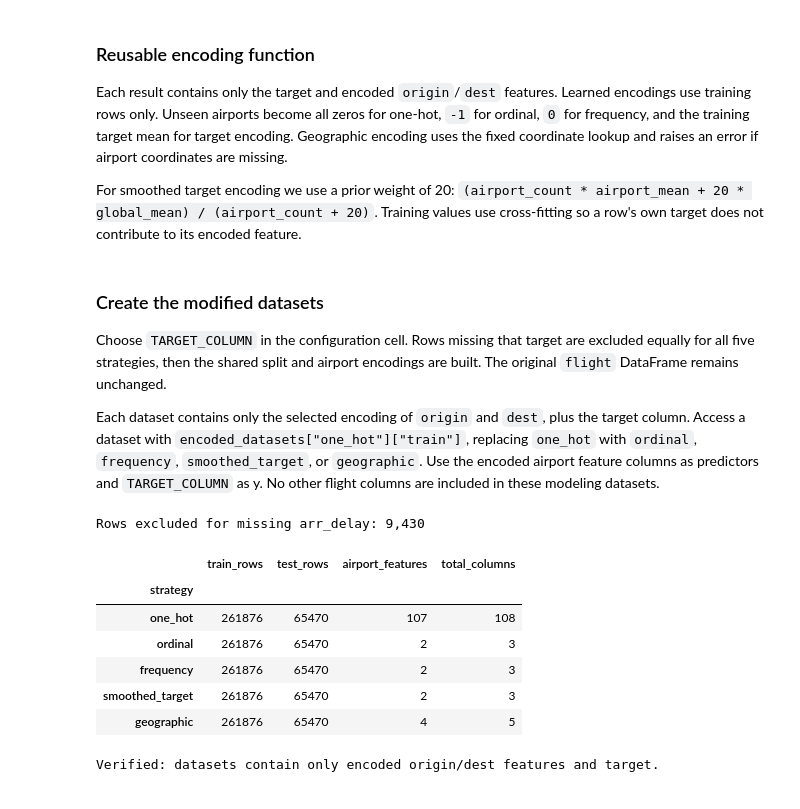
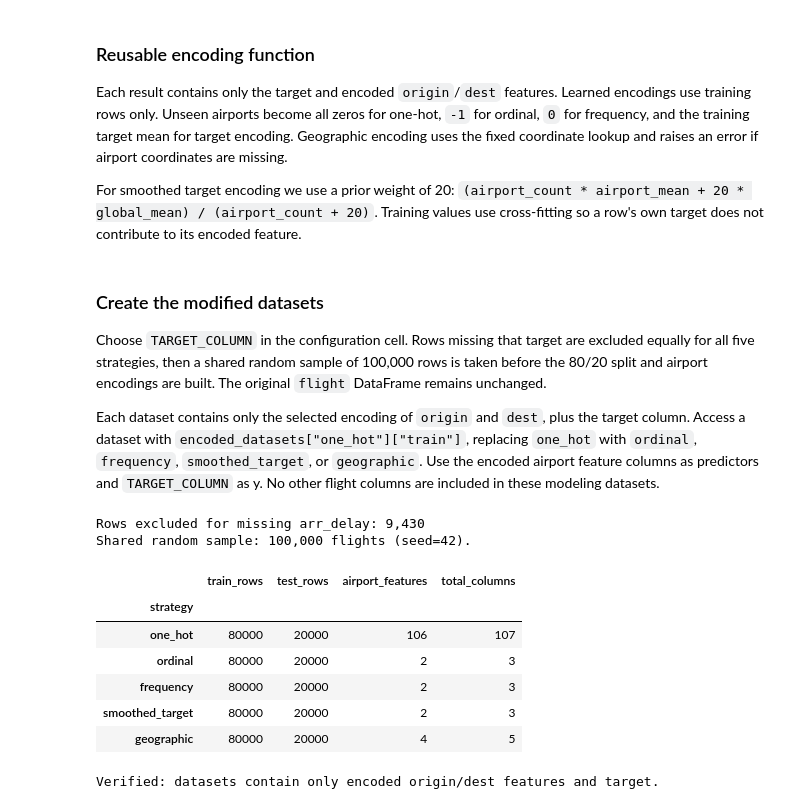
Before and after one commit to Jonathan01476/Evaluating-Categorical-Encoding-Strategies-for-Machine-Learning-Performance, a Jupyter notebook: src/Final_Project.ipynb, the cells around one changed output. Drawn from its saved outputs; the diff is of its cells as text; code cells hidden in the pictures.

Commit message:
Use a shared 100,000-flight sample for all encodings

```diff
--- a/src/Final_Project.ipynb
+++ b/src/Final_Project.ipynb
@@ -191,6 +191,7 @@ from sklearn.preprocessing import OneHotEncoder, OrdinalEncoder, TargetEncoder
 
 AIRPORT_COLUMNS = ["origin", "dest"]
 RANDOM_STATE = 42
+SAMPLE_SIZE = 100_000  # Shared random sample before the 80/20 split.
 TARGET_COLUMN = "arr_delay"  # Predict arrival delay in minutes.
 
 # The lookup is included locally, so rerunning does not require a download.
@@ -299,7 +300,7 @@ def make_encoded_datasets(train, test, coordinates, target_column=None):
 ### Create the modified datasets
 
 Choose `TARGET_COLUMN` in the configuration cell. Rows missing that target are
-excluded equally for all five strategies, then the shared split and airport
+excluded equally for all five strategies, then a shared random sample of 100,000 rows is taken before the 80/20 split and airport
 encodings are built. The original `flight` DataFrame remains unchanged.
 
 Each dataset contains only the selected encoding of `origin` and `dest`, plus the
@@ -317,43 +318,50 @@ else:
         raise ValueError("Choose an existing outcome column other than origin or dest.")
     encoding_data = flight.dropna(subset=[TARGET_COLUMN]).copy()
     print(f"Rows excluded for missing {TARGET_COLUMN}: {len(flight) - len(encoding_data):,}")
+
+# Sample once so every encoding uses exactly the same flights.
+if len(encoding_data) < SAMPLE_SIZE:
+    raise ValueError(f"Need at least {SAMPLE_SIZE:,} eligible rows for sampling.")
+encoding_data = encoding_data.sample(n=SAMPLE_SIZE, random_state=RANDOM_STATE)
+print(f"Shared random sample: {len(encoding_data):,} flights (seed={RANDOM_STATE}).")
 
 raw_train, raw_test = train_test_split(
     encoding_data, test_size=0.20, random_state=RANDOM_STATE
 )
 encoded_datasets, fitted_encoders, encoded_columns = make_encoded_datasets(
     raw_train, raw_test, airport_coordinates, target_column=TARGET_COLUMN
 )
 
 encoding_summary = pd.DataFrame([
     {"strategy": name,
      "train_rows": len(parts["train"]),
      "test_rows": len(parts["test"]),
      "airport_features": len(encoded_columns[name]),
      "total_columns": parts["train"].shape[1]}
     for name, parts in encoded_datasets.items()
 ]).set_index("strategy")
 display(encoding_summary)
 
 # Confirm every dataset contains only its airport features and target.
 for name, parts in encoded_datasets.items():
     expected_columns = set(encoded_columns[name]) | {TARGET_COLUMN}
     for split, original in [("train", raw_train), ("test", raw_test)]:
         result = parts[split]
         assert result.index.equals(original.index)
         assert set(result.columns) == expected_columns
         assert result[TARGET_COLUMN].equals(original[TARGET_COLUMN])
         assert result[encoded_columns[name]].notna().all().all()
 print("Verified: datasets contain only encoded origin/dest features and target.")
 # %% [output]
 Rows excluded for missing arr_delay: 9,430
+Shared random sample: 100,000 flights (seed=42).
 |  | train_rows | test_rows | airport_features | total_columns |
 | strategy |  |  |  |  |
-| one_hot | 261876 | 65470 | 107 | 108 |
-| ordinal | 261876 | 65470 | 2 | 3 |
-| frequency | 261876 | 65470 | 2 | 3 |
-| smoothed_target | 261876 | 65470 | 2 | 3 |
-| geographic | 261876 | 65470 | 4 | 5 |
+| one_hot | 80000 | 20000 | 106 | 107 |
+| ordinal | 80000 | 20000 | 2 | 3 |
+| frequency | 80000 | 20000 | 2 | 3 |
+| smoothed_target | 80000 | 20000 | 2 | 3 |
+| geographic | 80000 | 20000 | 4 | 5 |
 Verified: datasets contain only encoded origin/dest features and target.
 # %%
 # Compare every column for the same five flights before and after encoding.
```
Also changed, not shown: parts of 1 cell of this notebook, 7 other files.
